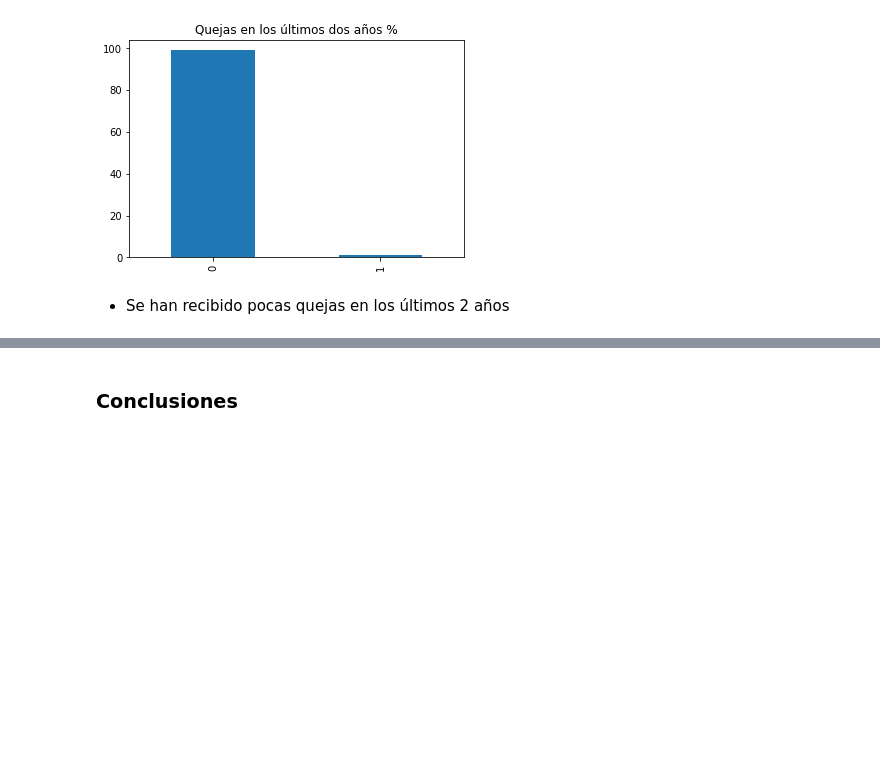
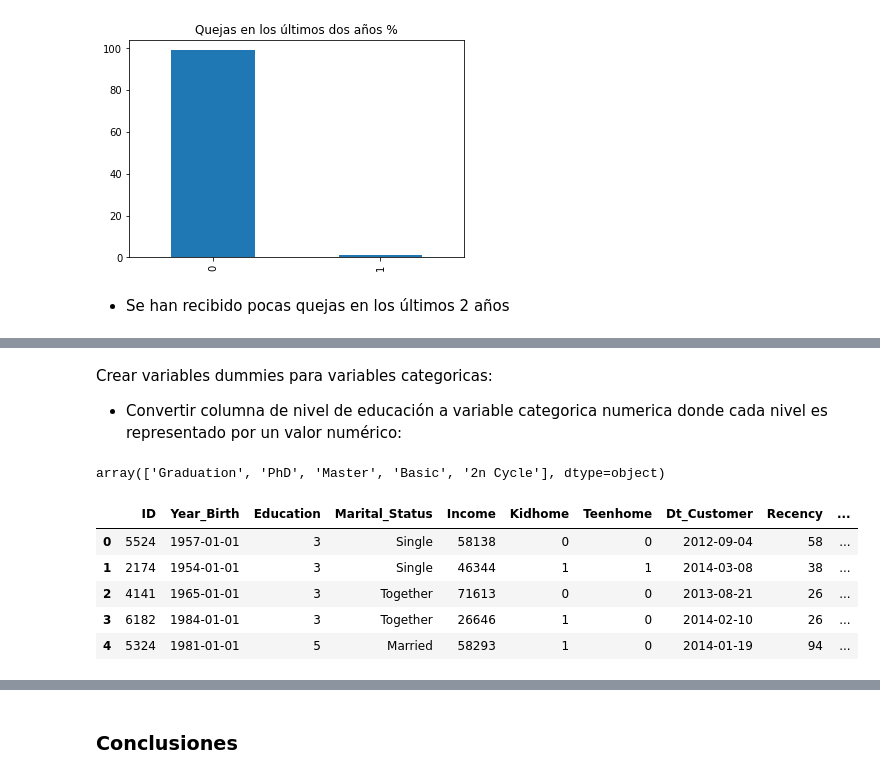
Before and after one commit to lauralpezb/DataScience_NI, a Jupyter notebook: Analisis exploratorio/analisis_exploratorio_dataset_if.ipynb, the cells around one changed output, grey strips where cells are left out. Drawn from its saved outputs; the diff is of its cells as text; code cells hidden in the pictures; blank space fills up the shorter version.

```diff
--- a/Analisis exploratorio/analisis_exploratorio_dataset_if.ipynb
+++ b/Analisis exploratorio/analisis_exploratorio_dataset_if.ipynb
@@ -374,0 +406,8 @@ plot = (100 * dataset['Complain'].value_counts() / len(dataset['Complain'])).plo
+# %% [markdown]
+Crear variables dummies para variables categoricas:
+
+- Convertir columna de nivel de educación a variable categorica numerica donde cada nivel es representado por un valor numérico:
+# %%
+dataset['Education'].unique()
+# %% [output]
+array(['Graduation', 'PhD', 'Master', 'Basic', '2n Cycle'], dtype=object)
@@ -374,0 +416,9 @@ plot = (100 * dataset['Complain'].value_counts() / len(dataset['Complain'])).plo
+# %%
+dataset.head()
+# %% [output]
+|  | ID | Year_Birth | Education | Marital_Status | Income | Kidhome | Teenhome | Dt_Customer | Recency | ... |
+| 0 | 5524 | 1957-01-01 | 3 | Single | 58138 | 0 | 0 | 2012-09-04 | 58 | ... |
+| 1 | 2174 | 1954-01-01 | 3 | Single | 46344 | 1 | 1 | 2014-03-08 | 38 | ... |
+| 2 | 4141 | 1965-01-01 | 3 | Together | 71613 | 0 | 0 | 2013-08-21 | 26 | ... |
+| 3 | 6182 | 1984-01-01 | 3 | Together | 26646 | 1 | 0 | 2014-02-10 | 26 | ... |
+| 4 | 5324 | 1981-01-01 | 5 | Married | 58293 | 1 | 0 | 2014-01-19 | 94 | ... |
```
Also changed, not shown: parts of 9 cells of this notebook.
